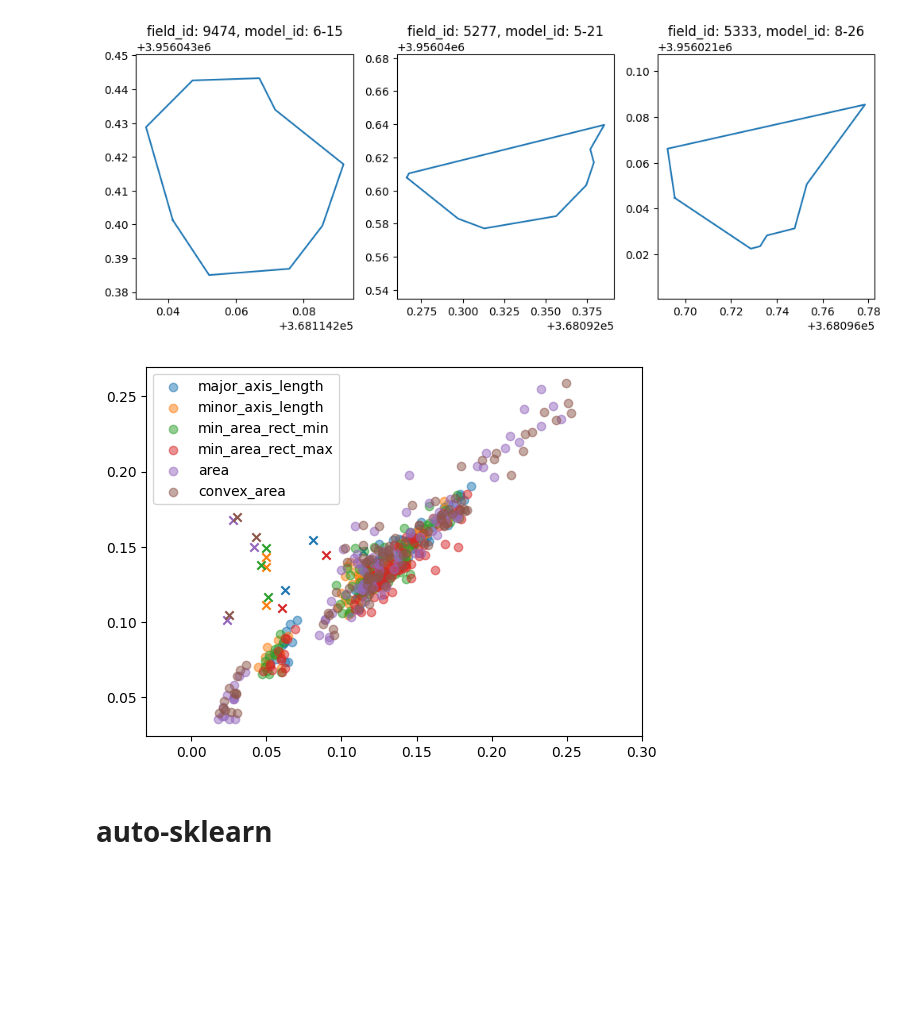
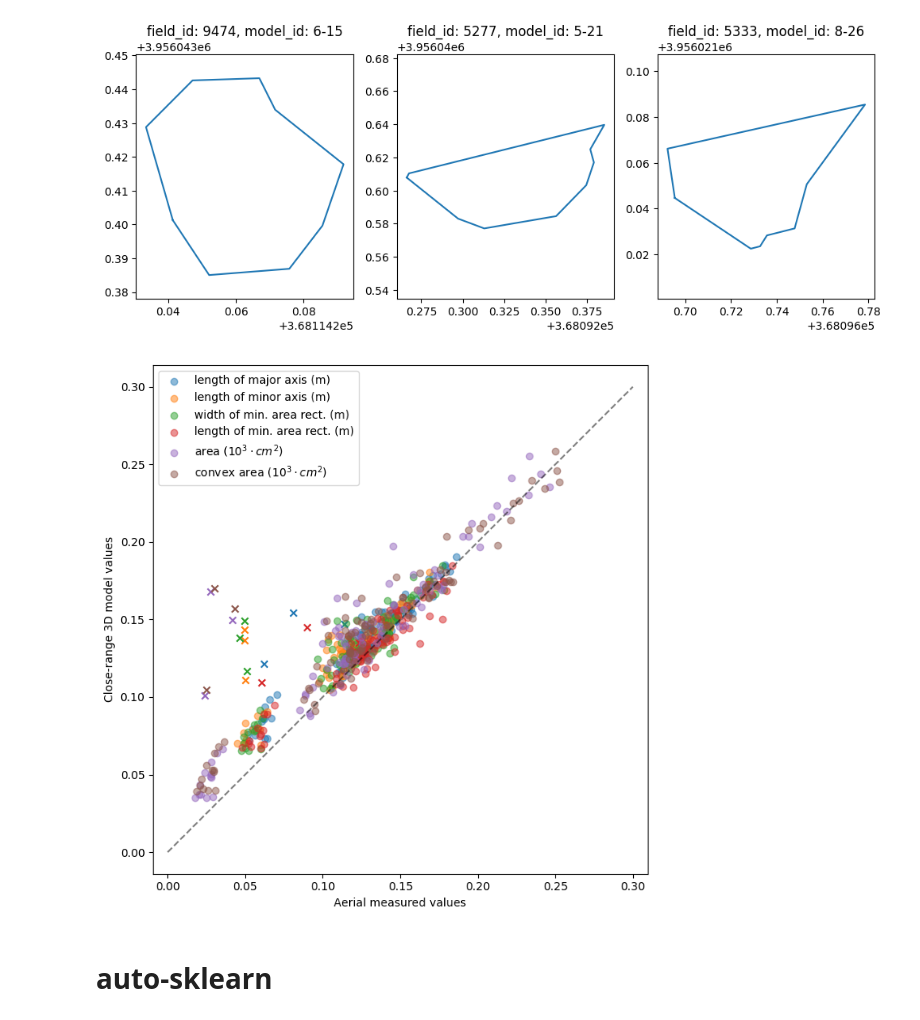
Before and after one commit to UTokyo-FieldPhenomics-Lab/BroccoliHead3D.ipynb, a Jupyter notebook: 20_automl_test.ipynb, the cells around one changed output. Saved outputs shown, nothing was run; the diff lists cells and outputs as text; code cells hidden in the pictures; blank space fills up the shorter version.

Commit message:
update figures (with & without calib)

```diff
--- a/20_automl_test.ipynb
+++ b/20_automl_test.ipynb
@@ -354,15 +304,39 @@ plt.pl
 # %%
 from matplotlib.pyplot import cm
+# %%
+col_rename_dict = {
+    'major_axis_length': 'length of\nmajor axis\n(m)',
+    'minor_axis_length': 'length of\nminor axis\n(m)',
+    'min_area_rect_min': 'width of\nmin. area\nrect. (m)',
+    'min_area_rect_max': 'length of\nmin. area\nrect. (m)',
+    'area': 'area\n($10^3 \cdot cm^2$)',
+    'convex_area': 'convex area\n($10^3 \cdot cm^2$)',
+}
 # %%
 for i in range(X.shape[1]):
-    plt.scatter(X.iloc[~noise_idx, i]*plot_ratio[i], Y.iloc[~noise_idx, i]*plot_ratio[i], label=X.columns[i], alpha=0.5, color=cm.tab10(i))
-    plt.scatter(X.iloc[noise_idx, i]*plot_ratio[i], Y.iloc[noise_idx, i]*plot_ratio[i], marker='x', color=cm.tab10(i))
+    plt.scatter(X.iloc[~noise_idx, i]*plot_ratio[i],
+                Y.iloc[~noise_idx, i]*plot_ratio[i],
+                label=col_rename_dict[X.columns[i]].replace('\n', ' '),
+                alpha=0.5, color=cm.tab10(i),
+                rasterized=True)
+    plt.scatter(X.iloc[noise_idx, i]*plot_ratio[i],
+                Y.iloc[noise_idx, i]*plot_ratio[i],
+                marker='x', color=cm.tab10(i),
+                rasterized=True)
 
+plt.plot([0, 0.3], [0, 0.3], 'k--', alpha=0.5)
+plt.gca().set_xlim(0, 0.3)
+plt.gca().set_ylim(0, 0.3)
+plt.gcf().set_size_inches((7, 7))
+plt.gca().set_xlabel('Aerial measured values')
+plt.gca().set_ylabel('Close-range 3D model values')
 plt.axis('equal')
 plt.legend()
+plt.tight_layout()
+plt.savefig('out/train_denoise.pdf')
 plt.show()
 # %% [output]
-[figure, old version]
+[figure, new version]
 # %% [markdown]
 # auto-sklearn
 # %%
```
Also changed, not shown: parts of 18 cells of this notebook, 2 other files.
